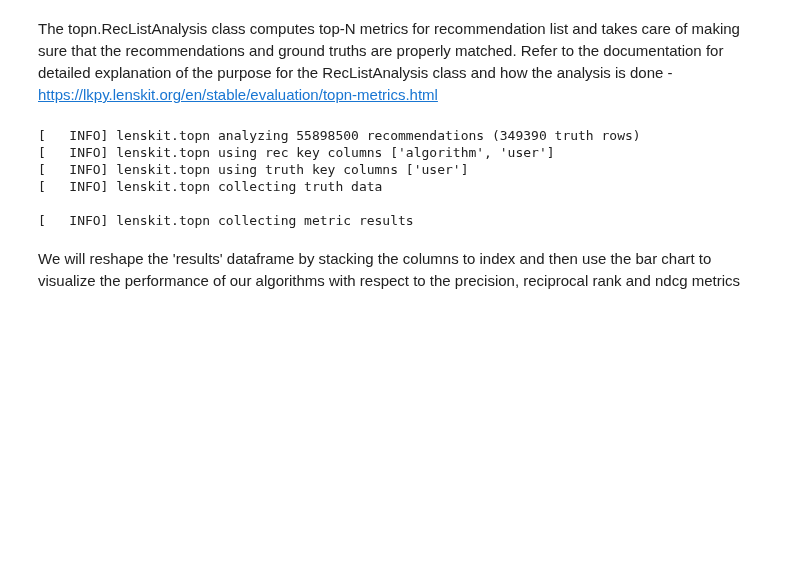
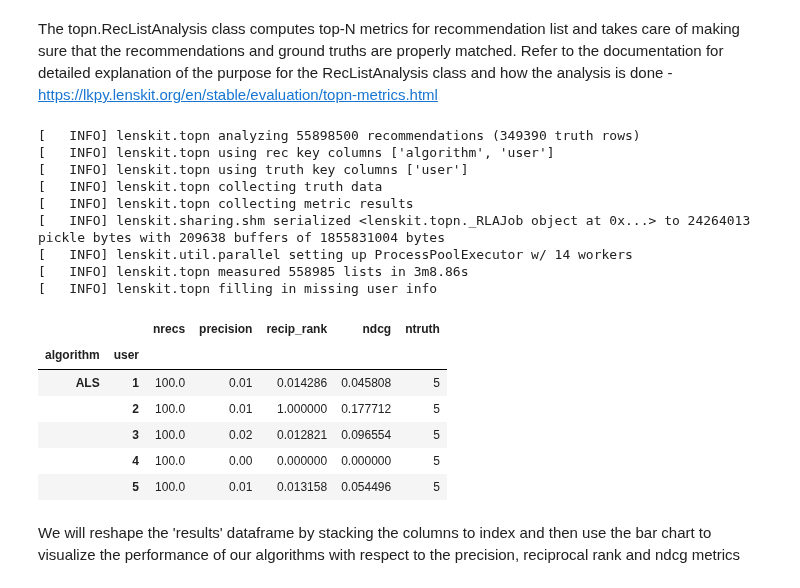
Before and after one commit to lenskit/lk-demo-experiment, a Jupyter notebook: eval-report.ml10m.ipynb, the cells around one changed output. Cells and saved outputs as stored; diff of their text form; code cells hidden in the pictures; blank space fills up the shorter version.

```diff
--- a/eval-report.ml10m.ipynb
+++ b/eval-report.ml10m.ipynb
@@ -123,21 +115,31 @@ test = pd.concat(test, ignore_index=True)
 # %% [markdown]
 The topn.RecListAnalysis class computes top-N metrics for recommendation list and takes care of making sure that the recommendations and ground truths are properly matched. Refer to the documentation for detailed explanation of the purpose for the RecListAnalysis class and how the analysis is done - https://lkpy.lenskit.org/en/stable/evaluation/topn-metrics.html
 # %%
-rla = topn.RecListAnalysis(progress=tqdm)
+rla = topn.RecListAnalysis()
 
 rla.add_metric(topn.precision)
 rla.add_metric(topn.recip_rank)
 rla.add_metric(topn.ndcg)
 results = rla.compute(recs, test, include_missing=True)
 results = results.fillna(0)
 results.head()
 # %% [output]
 [   INFO] lenskit.topn analyzing 55898500 recommendations (349390 truth rows)
 [   INFO] lenskit.topn using rec key columns ['algorithm', 'user']
 [   INFO] lenskit.topn using truth key columns ['user']
 [   INFO] lenskit.topn collecting truth data
-
 [   INFO] lenskit.topn collecting metric results
+[   INFO] lenskit.sharing.shm serialized <lenskit.topn._RLAJob object at 0x...> to 24264013 pickle bytes with 209638 buffers of 1855831004 bytes
+[   INFO] lenskit.util.parallel setting up ProcessPoolExecutor w/ 14 workers
+[   INFO] lenskit.topn measured 558985 lists in 3m8.86s
+[   INFO] lenskit.topn filling in missing user info
+|  |  | nrecs | precision | recip_rank | ndcg | ntruth |
+| algorithm | user |  |  |  |  |  |
+| ALS | 1 | 100.0 | 0.01 | 0.014286 | 0.045808 | 5 |
+|  | 2 | 100.0 | 0.01 | 1.000000 | 0.177712 | 5 |
+|  | 3 | 100.0 | 0.02 | 0.012821 | 0.096554 | 5 |
+|  | 4 | 100.0 | 0.00 | 0.000000 | 0.000000 | 5 |
+|  | 5 | 100.0 | 0.01 | 0.013158 | 0.054496 | 5 |
 # %% [markdown]
 We will reshape the 'results' dataframe by stacking the columns to index and then use the bar chart to visualize the performance of our algorithms with respect to the precision, reciprocal rank and ndcg metrics
 # %%
```
Also changed, not shown: parts of 14 cells of this notebook, 5 other files.
